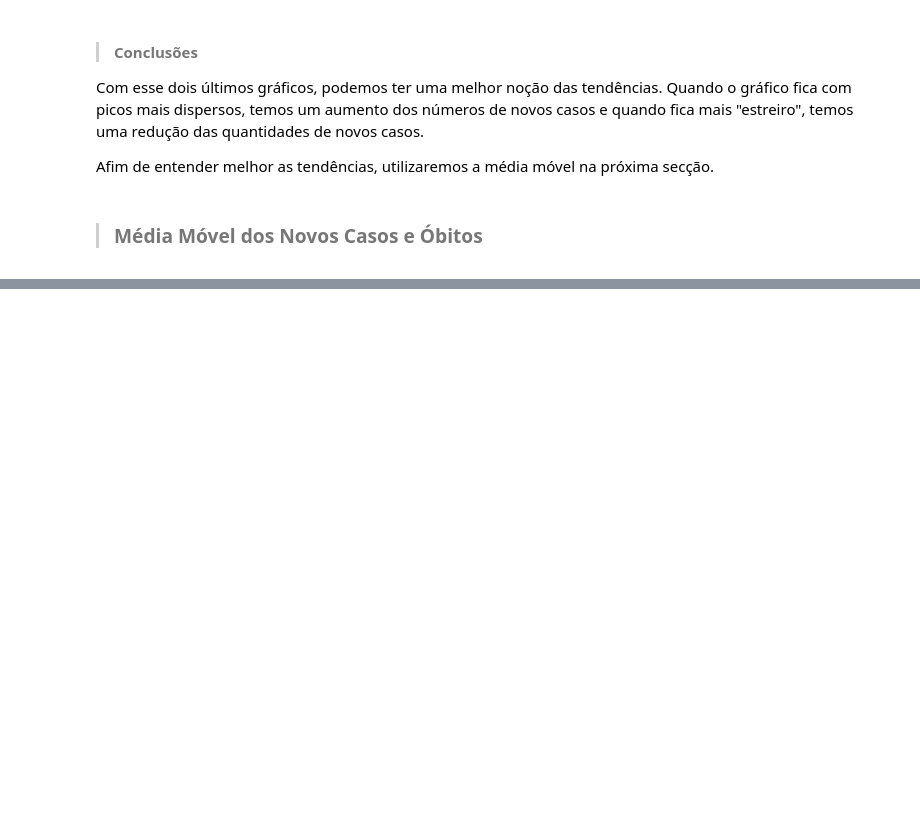
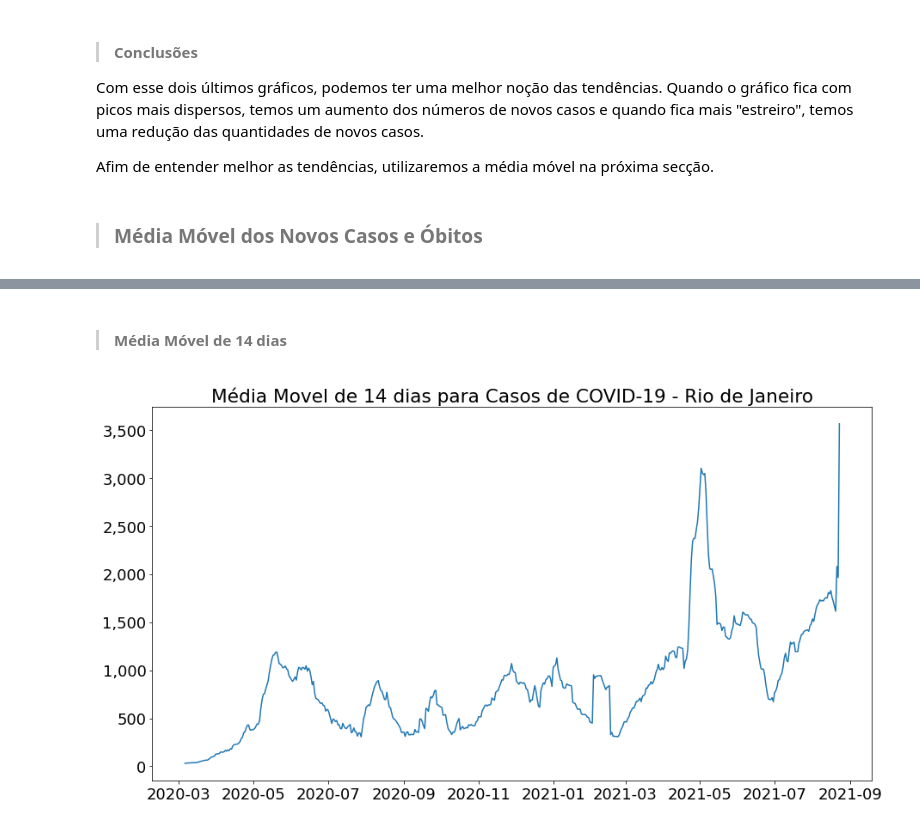
Before and after one commit to mvboas/analise_dados_covid_riodejaneiro, a Jupyter notebook: notebooks/forecast_covid_rio.ipynb, the cells around one changed output, grey strips where cells are left out. Cells and saved outputs as stored; diff of their text form; code cells hidden in the pictures; blank space fills up the shorter version.

```diff
--- a/notebooks/forecast_covid_rio.ipynb
+++ b/notebooks/forecast_covid_rio.ipynb
@@ -247,0 +269,11 @@ plt.
+# %% [markdown]
+> #### Média Móvel de 14 dias
+# %%
+ax = sns.lineplot(x = 'date', y = 'media_movel_14_casos', data = dados_rio)
+plt.title('Média Movel de 14 dias para Casos de COVID-19 - Rio de Janeiro')
+ax.yaxis.set_major_formatter(ticker.StrMethodFormatter("{x:,.0f}"))
+ax.set_ylabel('')
+ax.set_xlabel('')
+plt.show()
+# %% [output]
+[figure, added]
```
Also changed, not shown: parts of 13 cells of this notebook.
